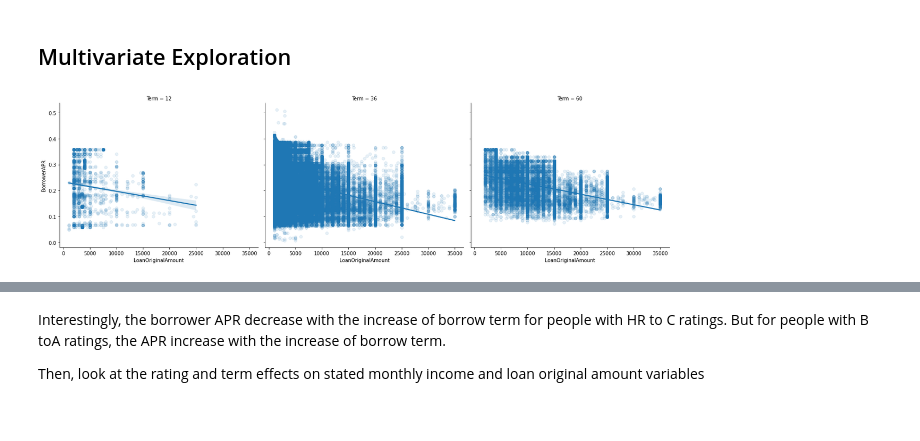
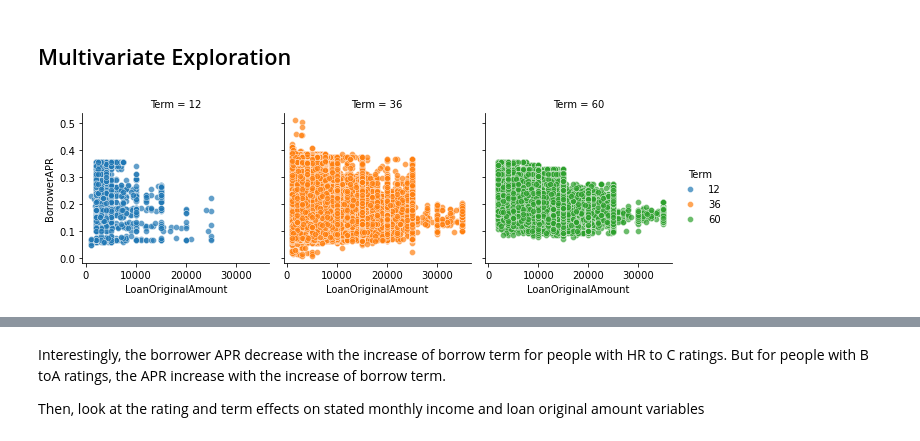
Before and after one commit to Eminent01/ALX-Data_Analyst, a Jupyter notebook: Communicate Data Findings/Part_I_exploration.ipynb, the cells around one changed output, grey strips where cells are left out. Saved outputs shown, nothing was run; the diff lists cells and outputs as text; code cells hidden in the pictures.

```diff
--- a/Communicate Data Findings/Part_I_exploration.ipynb
+++ b/Communicate Data Findings/Part_I_exploration.ipynb
@@ -375,10 +410,10 @@ The loan original amount is positively correlated with the stated monthly income
 ## Multivariate Exploration
 # %%
 # Term effect on relationship of APR and loan amount
-g=sb.FacetGrid(data=loan_data_sub, aspect=1.2, height=5, col='Term', col_wrap=4)
-g.map(sb.regplot, 'LoanOriginalAmount', 'BorrowerAPR', x_jitter=0.04, scatter_kws={'alpha':0.1});
+g = sb.FacetGrid(loan_data_sub, col="Term", hue="Term")
+g.map(sb.scatterplot, 'LoanOriginalAmount', 'BorrowerAPR', alpha=.7)
 g.add_legend();
 # %% [output]
-[figure, old version]
+[figure, new version]
 # %%
 # Prosper rating effect on relationship of APR and loan amount
```
Also changed, not shown: parts of 26 cells of this notebook, 3 other files.
